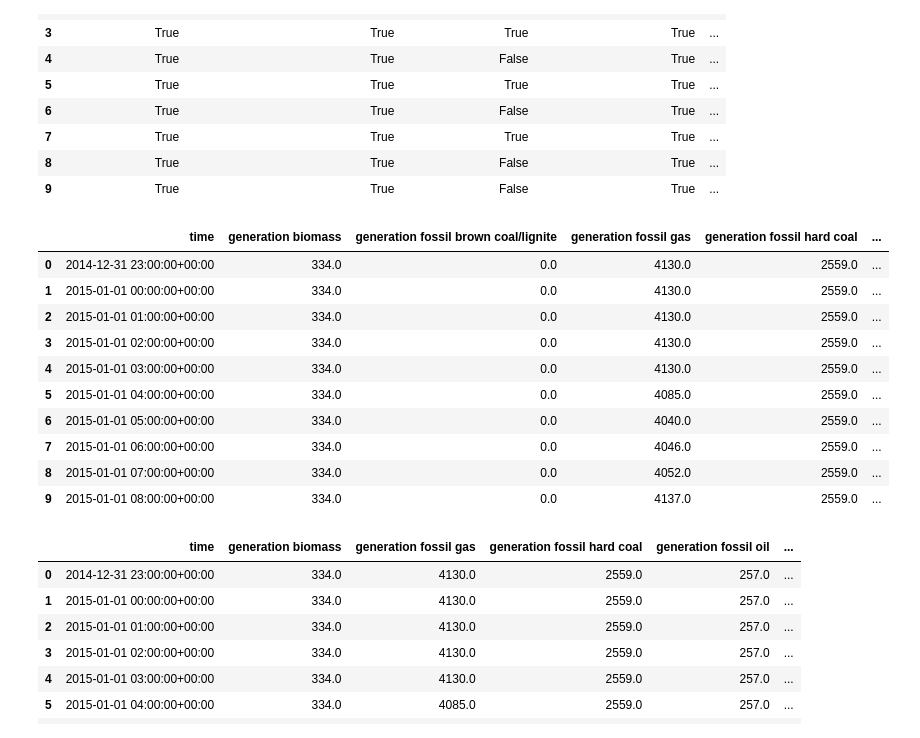
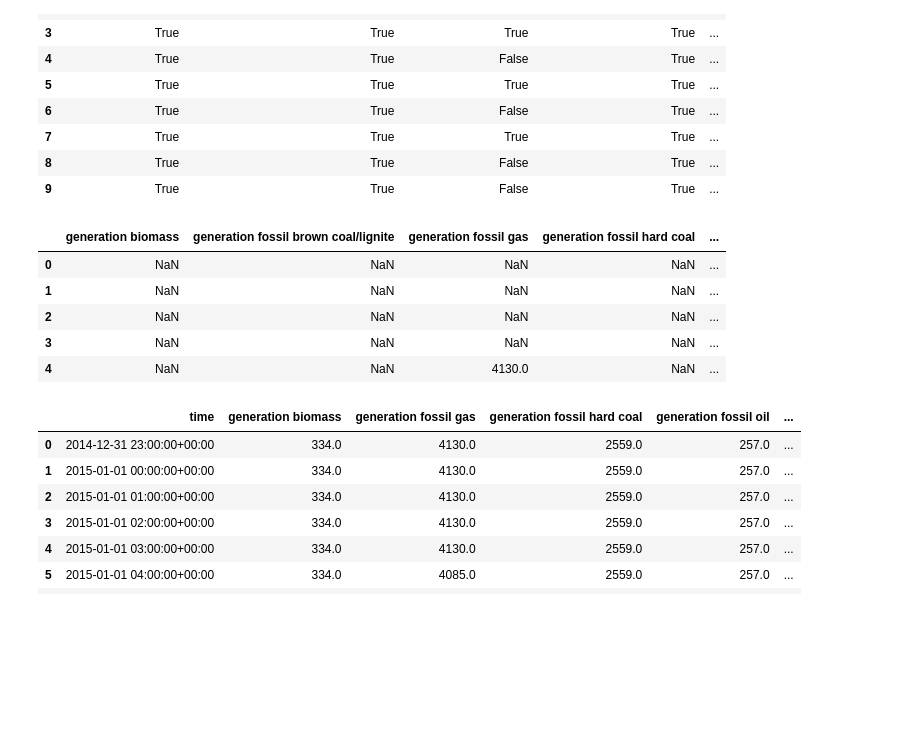
Before and after one commit to tranrich07/asec_hackathon, a Jupyter notebook: Competition 2.ipynb, the cells around one changed output. Drawn from its saved outputs; the diff is of its cells as text; code cells hidden in the pictures; blank space fills up the shorter version.

```diff
--- a/Competition 2.ipynb
+++ b/Competition 2.ipynb
@@ -214,28 +214,29 @@ iqr_df.head(10)
 # %%
 # Replace with nulls
 for column in df3:
     df3[column] = np.where(iqr_df[column] == True, 'NaN', df3[column])
 
+
+
+
 cols = df3.columns
 df3[cols] = df3[cols].apply(pd.to_numeric, errors='coerce')
 
+df3.head()
+
+
 # Fill the nulls
-df4 = df3.interpolate(method='linear', axis=0).bfill().ffill()
-df2['time'] = pd.to_datetime(df2['time'], utc=True)
-df4 = pd.concat([df2['time'], df4], axis=1)
-df4.head(10)
+#df4 = df3.interpolate(method='linear', axis=0).bfill().ffill()
+#df2['time'] = pd.to_datetime(df2['time'], utc=True)
+#df4 = pd.concat([df2['time'], df4], axis=1)
+#df4.head(10)
 # %% [output]
-|  | time | generation biomass | generation fossil brown coal/lignite | generation fossil gas | generation fossil hard coal | ... |
-| 0 | 2014-12-31 23:00:00+00:00 | 334.0 | 0.0 | 4130.0 | 2559.0 | ... |
-| 1 | 2015-01-01 00:00:00+00:00 | 334.0 | 0.0 | 4130.0 | 2559.0 | ... |
-| 2 | 2015-01-01 01:00:00+00:00 | 334.0 | 0.0 | 4130.0 | 2559.0 | ... |
-| 3 | 2015-01-01 02:00:00+00:00 | 334.0 | 0.0 | 4130.0 | 2559.0 | ... |
-| 4 | 2015-01-01 03:00:00+00:00 | 334.0 | 0.0 | 4130.0 | 2559.0 | ... |
-| 5 | 2015-01-01 04:00:00+00:00 | 334.0 | 0.0 | 4085.0 | 2559.0 | ... |
-| 6 | 2015-01-01 05:00:00+00:00 | 334.0 | 0.0 | 4040.0 | 2559.0 | ... |
-| 7 | 2015-01-01 06:00:00+00:00 | 334.0 | 0.0 | 4046.0 | 2559.0 | ... |
-| 8 | 2015-01-01 07:00:00+00:00 | 334.0 | 0.0 | 4052.0 | 2559.0 | ... |
-| 9 | 2015-01-01 08:00:00+00:00 | 334.0 | 0.0 | 4137.0 | 2559.0 | ... |
+|  | generation biomass | generation fossil brown coal/lignite | generation fossil gas | generation fossil hard coal | ... |
+| 0 | NaN | NaN | NaN | NaN | ... |
+| 1 | NaN | NaN | NaN | NaN | ... |
+| 2 | NaN | NaN | NaN | NaN | ... |
+| 3 | NaN | NaN | NaN | NaN | ... |
+| 4 | NaN | NaN | 4130.0 | NaN | ... |
 # %%
 # Drop columns with only zeros
 df5 = df4.loc[:, (df4 != 0).any(axis=0)]
```
Also changed, not shown: 2 other files.
